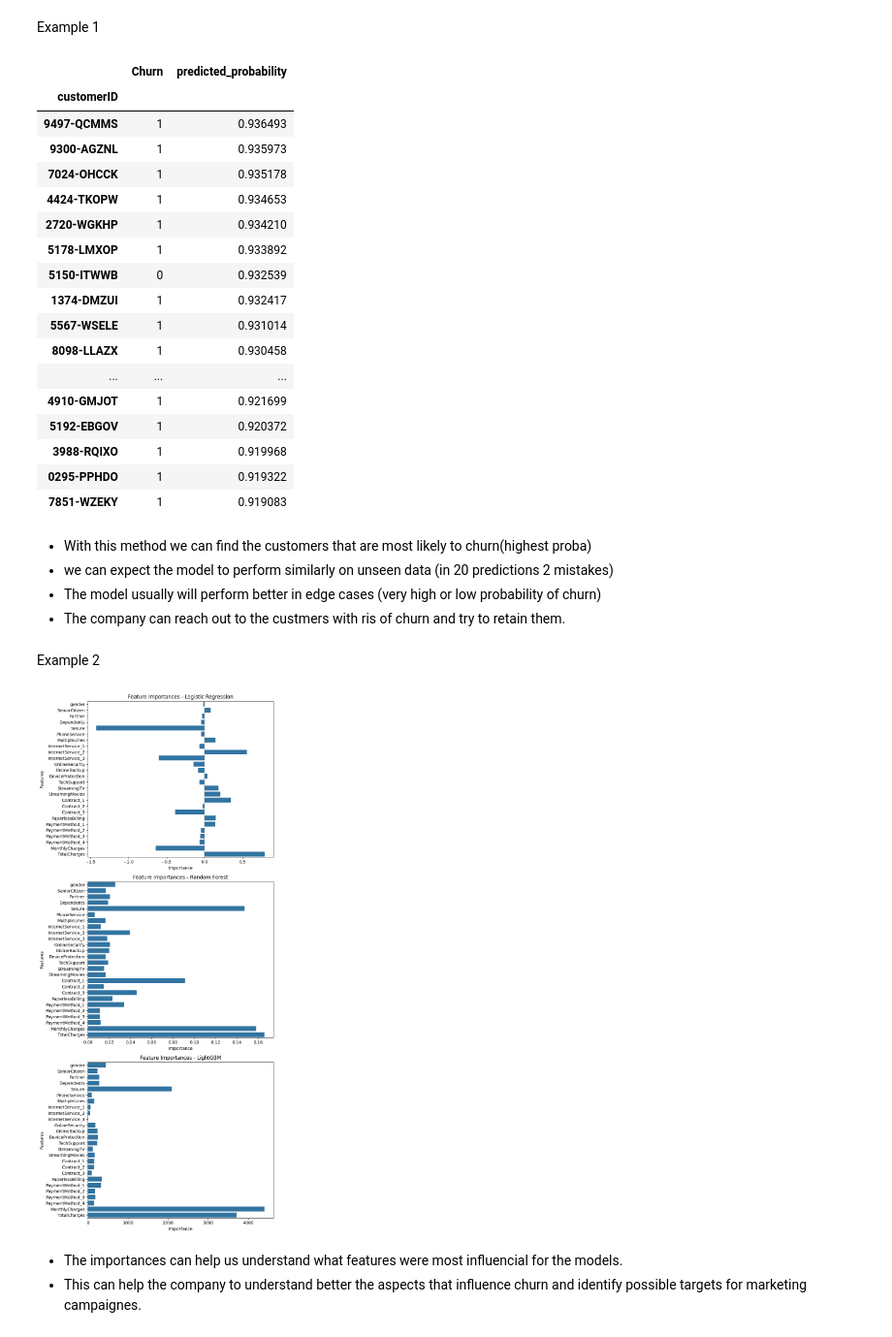
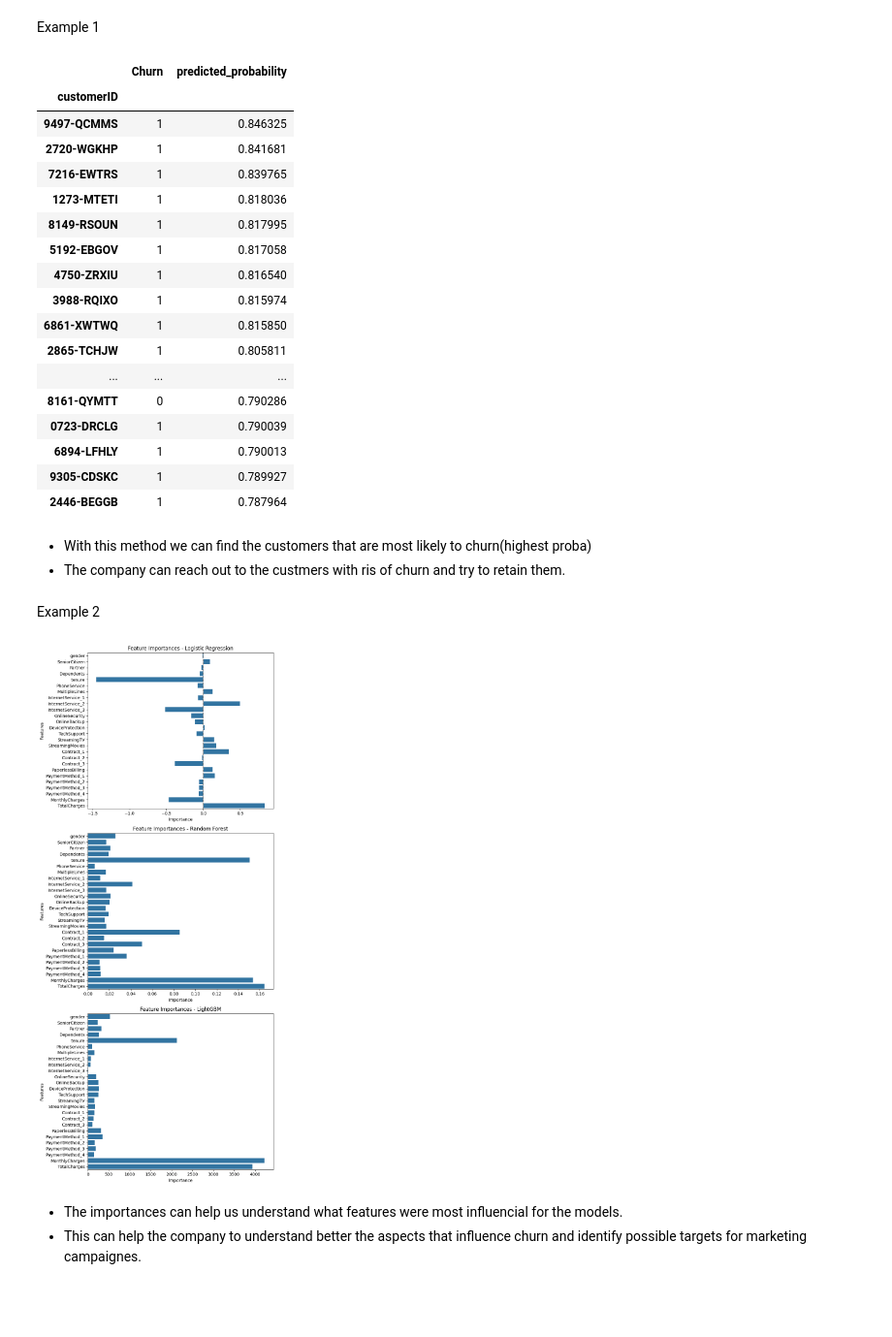
Before and after one commit to VigMarton/churn-analysis, a Jupyter notebook: churn_prediction.ipynb, the cells around one changed output. Shown: that part at 97% size. Drawn from its saved outputs; the diff is of its cells as text; code cells hidden in the pictures; blank space fills up the shorter version.

Commit message:
added model tuning studies, model selection, and updated the data viz

```diff
--- a/churn_prediction.ipynb
+++ b/churn_prediction.ipynb
@@ -15,7 +22,7 @@ pd.set_option("display.max_columns", None)
 pd.set_option("max_colwidth", None)
 # %%
 # Loading the data
-df_churn=pd.read_csv('../data/Churn_prepared.csv')
+df_churn=pd.read_csv('data\Churn_prepared.csv')
 # %%
 df_churn.set_index('customerID', inplace=True)
 # %% [markdown]
@@ -148,10 +116,12 @@ At this point we can decide if the results are satisfing and we keep the current
 Example 1
 # %%
 # Predict the probas
-y_pred_proba = log_reg.predict_proba(X_scaled)[:, 1]
+y_pred_proba = log_reg.predict_proba(X_test_scaled)[:, 1]
 
 # new df with id, predicted probability and true label(just for verification)
-churn_with_probas=df_churn[['Churn']].copy()
+churn_with_probas= pd.DataFrame()
+churn_with_probas['Churn']=y_test.values
+churn_with_probas.index=y_test.index
 churn_with_probas['predicted_probability']=y_pred_proba
 
 
@@ -159,27 +129,25 @@ churn_with_probas.sort_values('predicted_probability',ascending=False).head(20)
 # %% [output]
 |  | Churn | predicted_probability |
 | customerID |  |  |
-| 9497-QCMMS | 1 | 0.936493 |
-| 9300-AGZNL | 1 | 0.935973 |
-| 7024-OHCCK | 1 | 0.935178 |
-| 4424-TKOPW | 1 | 0.934653 |
-| 2720-WGKHP | 1 | 0.934210 |
-| 5178-LMXOP | 1 | 0.933892 |
-| 5150-ITWWB | 0 | 0.932539 |
-| 1374-DMZUI | 1 | 0.932417 |
-| 5567-WSELE | 1 | 0.931014 |
-| 8098-LLAZX | 1 | 0.930458 |
+| 9497-QCMMS | 1 | 0.846325 |
+| 2720-WGKHP | 1 | 0.841681 |
+| 7216-EWTRS | 1 | 0.839765 |
+| 1273-MTETI | 1 | 0.818036 |
+| 8149-RSOUN | 1 | 0.817995 |
+| 5192-EBGOV | 1 | 0.817058 |
+| 4750-ZRXIU | 1 | 0.816540 |
+| 3988-RQIXO | 1 | 0.815974 |
+| 6861-XWTWQ | 1 | 0.815850 |
+| 2865-TCHJW | 1 | 0.805811 |
 | ... | ... | ... |
-| 4910-GMJOT | 1 | 0.921699 |
-| 5192-EBGOV | 1 | 0.920372 |
-| 3988-RQIXO | 1 | 0.919968 |
-| 0295-PPHDO | 1 | 0.919322 |
-| 7851-WZEKY | 1 | 0.919083 |
+| 8161-QYMTT | 0 | 0.790286 |
+| 0723-DRCLG | 1 | 0.790039 |
+| 6894-LFHLY | 1 | 0.790013 |
+| 9305-CDSKC | 1 | 0.789927 |
+| 2446-BEGGB | 1 | 0.787964 |
 # %% [markdown]
 
 - With this method we can find the customers that are most likely to churn(highest proba)
-- we can expect the model to perform similarly on unseen data (in 20 predictions 2 mistakes)
-- The model usually will perform better in edge cases (very high or low probability of churn)
 - The company can reach out to the custmers with ris of churn and try to retain them.
 # %% [markdown]
 Example 2
@@ -189,17 +157,17 @@ Example 2
 X = df_churn.drop(columns=['Churn'])
 y = df_churn['Churn']
 
-# Scaleing for logreg models
+# Scaling for logreg models
 scaler = StandardScaler()
 X_scaled = scaler.fit_transform(X)
 
-# Split the data into training and testing sets
-X_train, X_test, y_train, y_test = train_test_split(X_scaled, y, test_size=0.2, random_state=1, stratify=y)
+# Split the data
+X_train, X_test, y_train, y_test = train_test_split(X_scaled, y, test_size=0.25, random_state=1, stratify=y)
 
 # Models with basic params
 log_reg = LogisticRegression(max_iter=1000, class_weight='balanced')
 random_forest = RandomForestClassifier(n_estimators=600, max_depth=25, class_weight='balanced')
-lgbm = lgb.LGBMClassifier(n_estimators=600, learning_rate=0.1, max_depth=6, metric='f1',verbose=-1)
+lgbm = LGBMClassifier(n_estimators=600, learning_rate=0.1, max_depth=6, metric='f1',verbose=-1)
 
 # Fit the models on the training data
 models = [log_reg,random_forest, lgbm]
@@ -207,34 +175,34 @@ model_names = ['Logistic Regression', 'Random Forest', 'LightGBM']
 
 # dictionary for feature importances
 feature_importances = {}
 
 for model, name in zip(models, model_names):
     model.fit(X_train, y_train)
 
     if name=='Logistic Regression':
         feature_importances[name] = model.coef_[0]
     else :
         feature_importances[name] = model.feature_importances_
 
 # Convert the feature importances dictionary into a DataFrame
 importance_df = pd.DataFrame(feature_importances, index=X.columns)
 
 # Plotting feature importances
 num_models = len(model_names)
 plt.figure(figsize=(8, 6 * num_models))
 
 for i, name in enumerate(model_names):
     plt.subplot(num_models, 1, i + 1)  # subplot for each model
     sns.barplot(x=importance_df[name], y=importance_df.index)
     plt.title(f'Feature Importances - {name}')
     plt.xlabel('Importance')
     plt.ylabel('Features')
     plt.axvline(0, color='gray', linestyle='--')
 
 plt.tight_layout()
 plt.show()
 # %% [output]
-[figure, old version]
+[figure, new version]
 # %% [markdown]
 - The importances can help us understand what features were most influencial for the models.
 - This can help the company to understand better the aspects that influence churn and identify possible targets for marketing campaignes.
```
Also changed, not shown: parts of 14 cells of this notebook, 1 other file.
